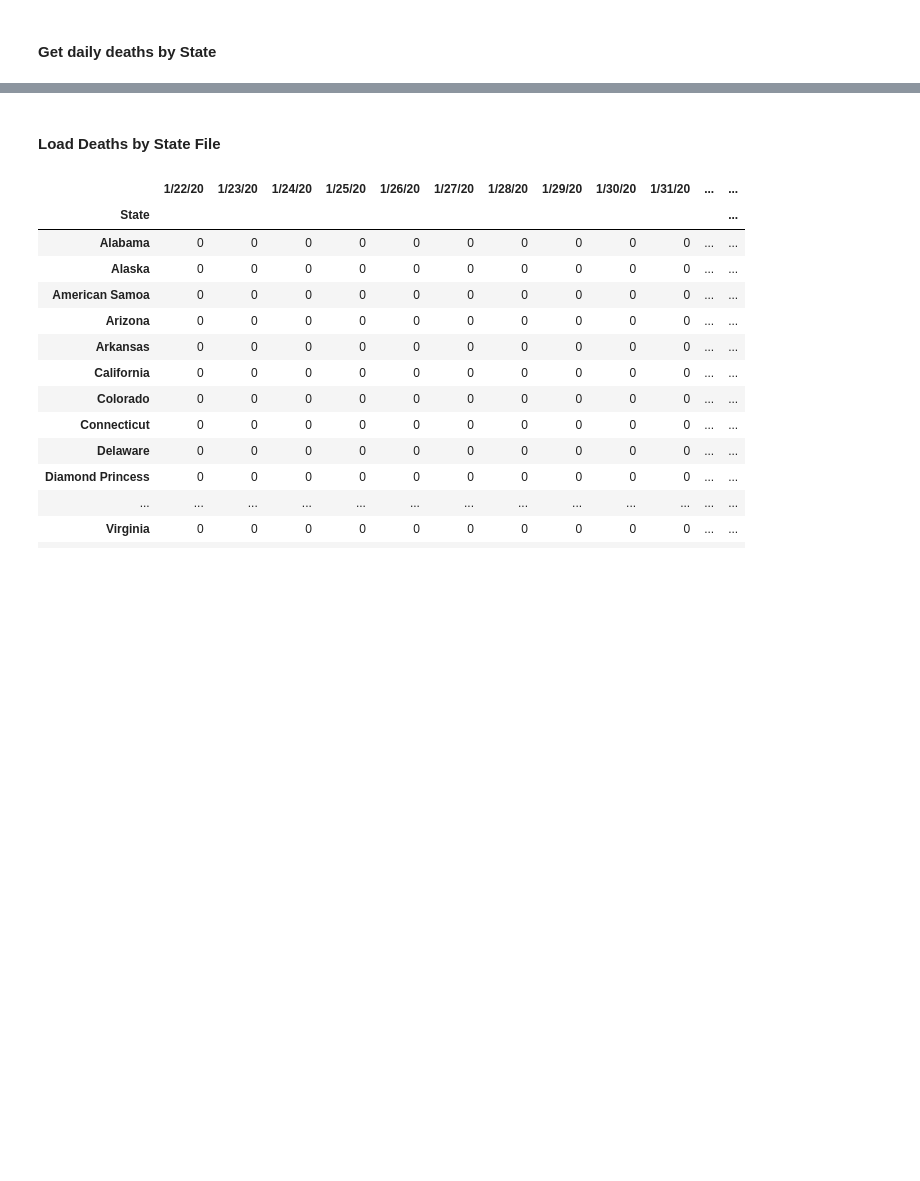
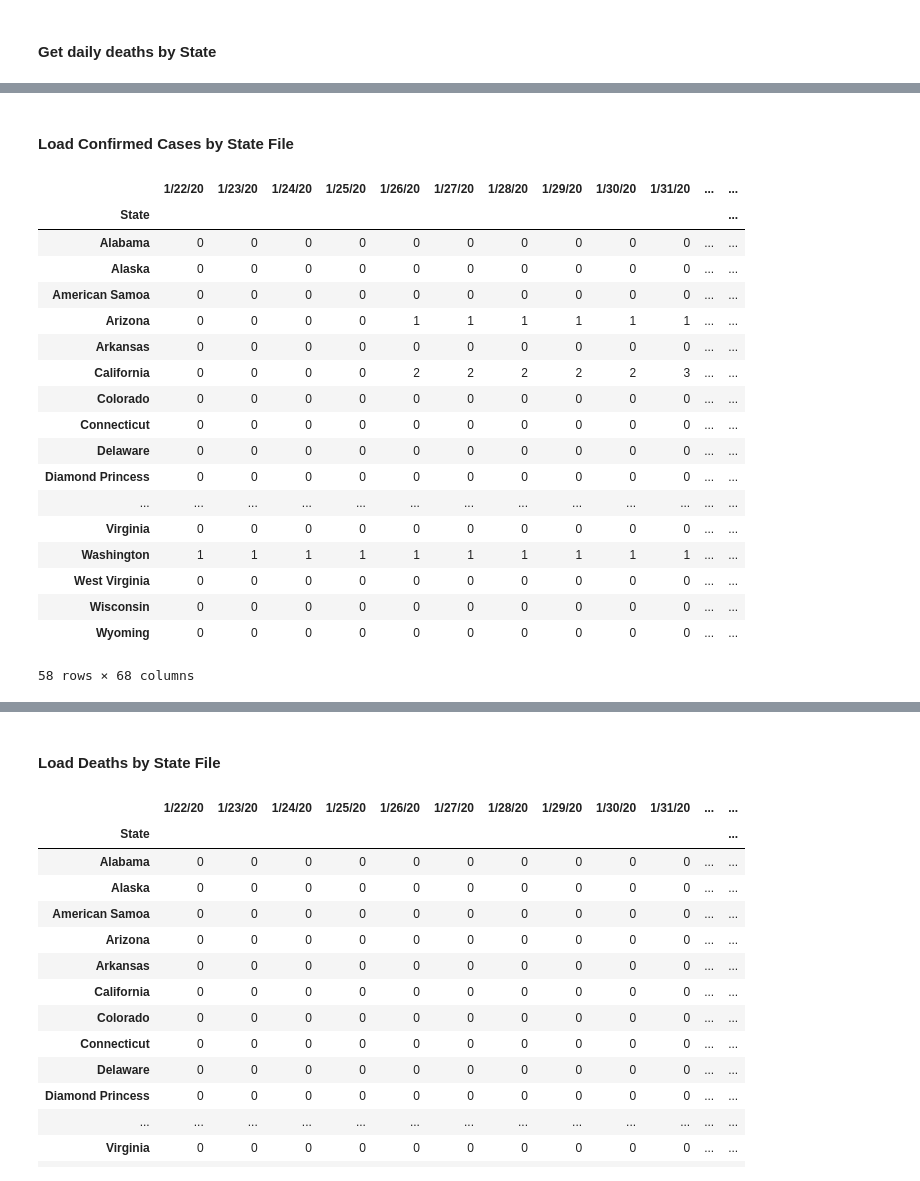
Before and after one commit to jeffcore/covid-19-usa-by-state, a Jupyter notebook: Process-Daily-Files.ipynb, the cells around one changed output, grey strips where cells are left out. Drawn from its saved outputs; the diff is of its cells as text; code cells hidden in the pictures; blank space fills up the shorter version.

Commit message:
Combined processing files for cases and deaths into one file, they were originally split due to differences in data formatting

```diff
--- a/Daily-Total-Deaths-Data-Process.ipynb
+++ b/Process-Daily-Files.ipynb
@@ -11,6 +11,7 @@ import states
 daily_datafile = './jh-daily-data/03-28-2020.csv'
 daily_date = '3/28/20'
 death_datafile = 'COVID-19-Deaths-USA-By-State.csv'
+cases_datafile = 'COVID-19-Confirmed-Cases-USA-By-State.csv'
 # %% [markdown]
 #### Load John Hopkins Daily Covid-19 File
 # %%
@@ -116,0 +142,25 @@ df_daily
+# %% [markdown]
+#### Load Confirmed Cases by State File
+# %%
+df_cases = pd.read_csv(cases_datafile, encoding='utf-8', index_col='State')
+df_cases
+# %% [output]
+|  | 1/22/20 | 1/23/20 | 1/24/20 | 1/25/20 | 1/26/20 | 1/27/20 | 1/28/20 | 1/29/20 | 1/30/20 | 1/31/20 | ... | ... |
+| State |  |  |  |  |  |  |  |  |  |  |  | ... |
+| Alabama | 0 | 0 | 0 | 0 | 0 | 0 | 0 | 0 | 0 | 0 | ... | ... |
+| Alaska | 0 | 0 | 0 | 0 | 0 | 0 | 0 | 0 | 0 | 0 | ... | ... |
+| American Samoa | 0 | 0 | 0 | 0 | 0 | 0 | 0 | 0 | 0 | 0 | ... | ... |
+| Arizona | 0 | 0 | 0 | 0 | 1 | 1 | 1 | 1 | 1 | 1 | ... | ... |
+| Arkansas | 0 | 0 | 0 | 0 | 0 | 0 | 0 | 0 | 0 | 0 | ... | ... |
+| California | 0 | 0 | 0 | 0 | 2 | 2 | 2 | 2 | 2 | 3 | ... | ... |
+| Colorado | 0 | 0 | 0 | 0 | 0 | 0 | 0 | 0 | 0 | 0 | ... | ... |
+| Connecticut | 0 | 0 | 0 | 0 | 0 | 0 | 0 | 0 | 0 | 0 | ... | ... |
+| Delaware | 0 | 0 | 0 | 0 | 0 | 0 | 0 | 0 | 0 | 0 | ... | ... |
+| Diamond Princess | 0 | 0 | 0 | 0 | 0 | 0 | 0 | 0 | 0 | 0 | ... | ... |
+| ... | ... | ... | ... | ... | ... | ... | ... | ... | ... | ... | ... | ... |
+| Virginia | 0 | 0 | 0 | 0 | 0 | 0 | 0 | 0 | 0 | 0 | ... | ... |
+| Washington | 1 | 1 | 1 | 1 | 1 | 1 | 1 | 1 | 1 | 1 | ... | ... |
+| West Virginia | 0 | 0 | 0 | 0 | 0 | 0 | 0 | 0 | 0 | 0 | ... | ... |
+| Wisconsin | 0 | 0 | 0 | 0 | 0 | 0 | 0 | 0 | 0 | 0 | ... | ... |
+| Wyoming | 0 | 0 | 0 | 0 | 0 | 0 | 0 | 0 | 0 | 0 | ... | ... |
+58 rows × 68 columns
```
Also changed, not shown: parts of 15 cells of this notebook, 2 other files.
